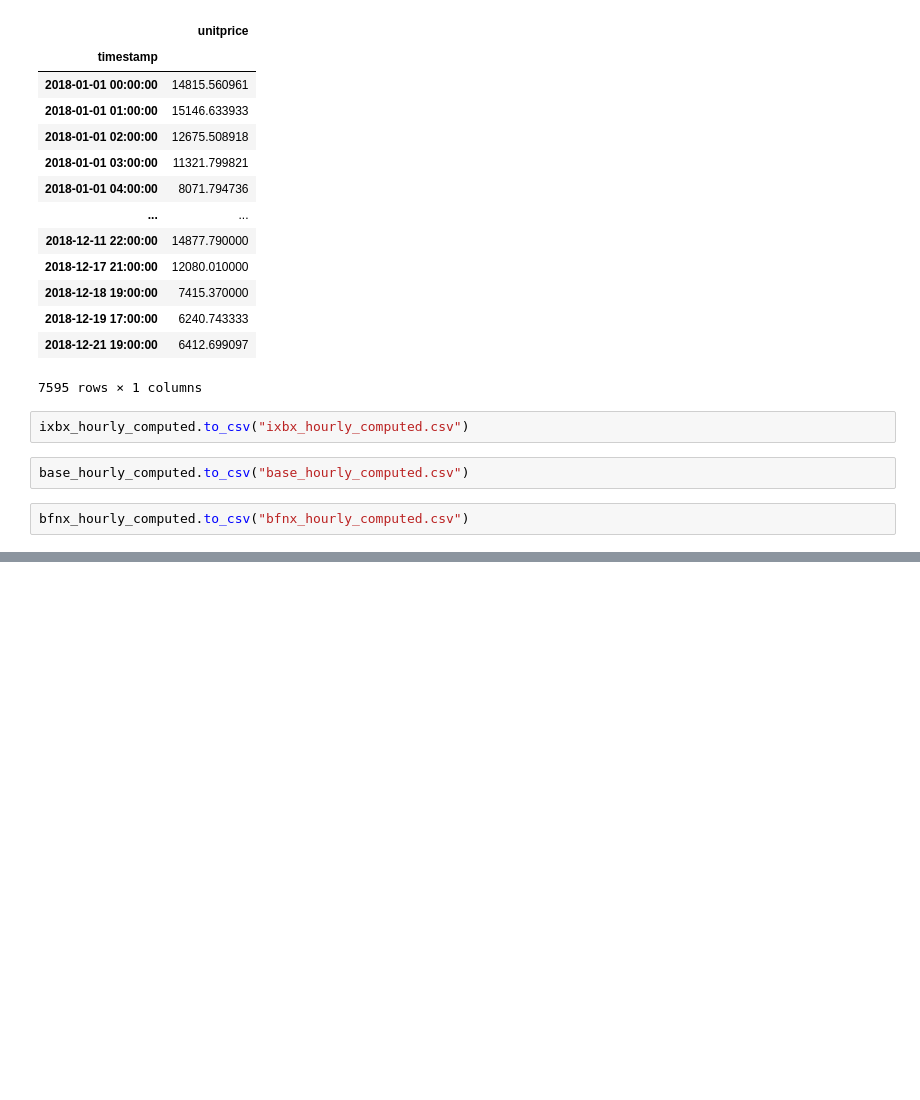
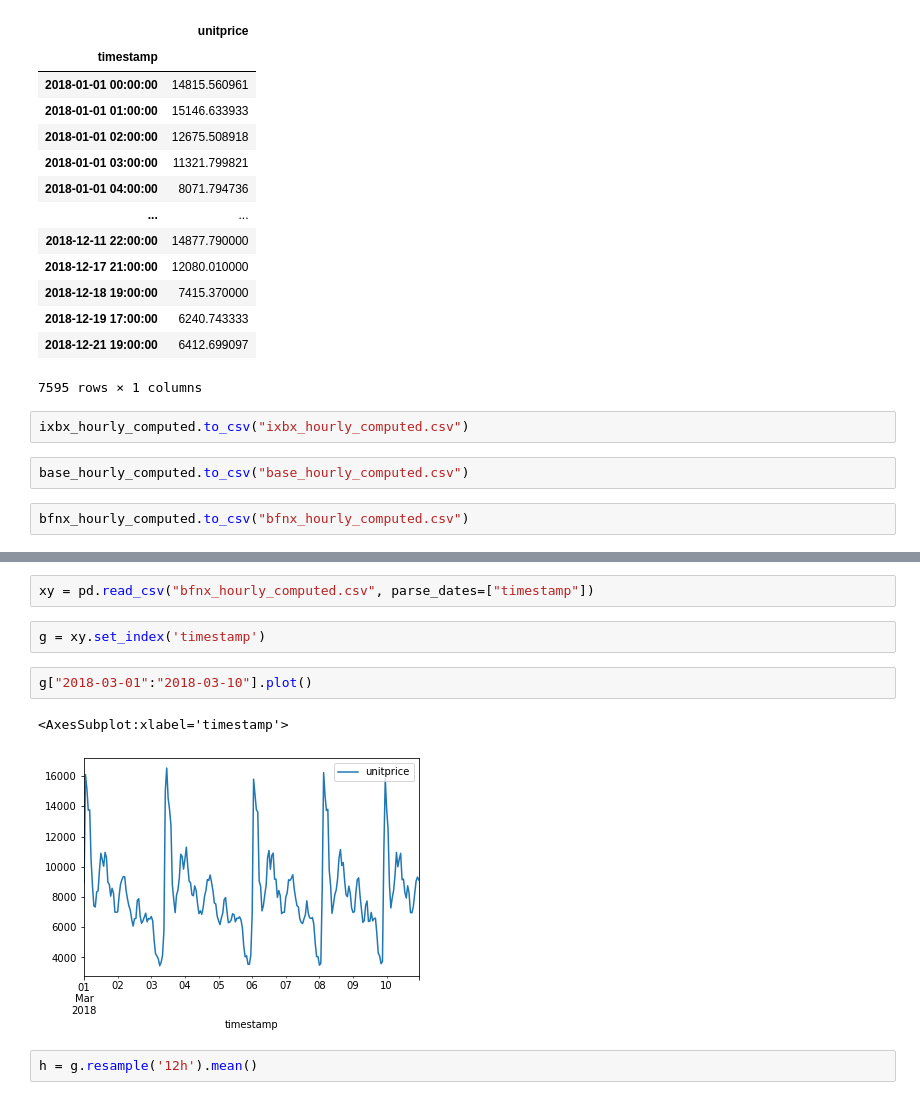
Before and after one commit to UConn-NSync/TB-CD-Hackathon, a Jupyter notebook: data_prep.ipynb, the cells around one changed output, grey strips where cells are left out. Saved outputs shown, nothing was run; the diff lists cells and outputs as text; blank space fills up the shorter version.

```diff
--- a/data_prep.ipynb
+++ b/data_prep.ipynb
@@ -89,0 +115,11 @@ bfnx_hourly_computed.to_csv("bfnx_hourly_computed.csv")
+# %%
+xy = pd.read_csv("bfnx_hourly_computed.csv", parse_dates=["timestamp"])
+# %%
+g = xy.set_index('timestamp')
+# %%
+g["2018-03-01":"2018-03-10"].plot()
+# %% [output]
+<AxesSubplot:xlabel='timestamp'>
+[figure, added]
+# %%
+h = g.resample('12h').mean()
```
Also changed, not shown: parts of 8 cells of this notebook, 3 other files.
